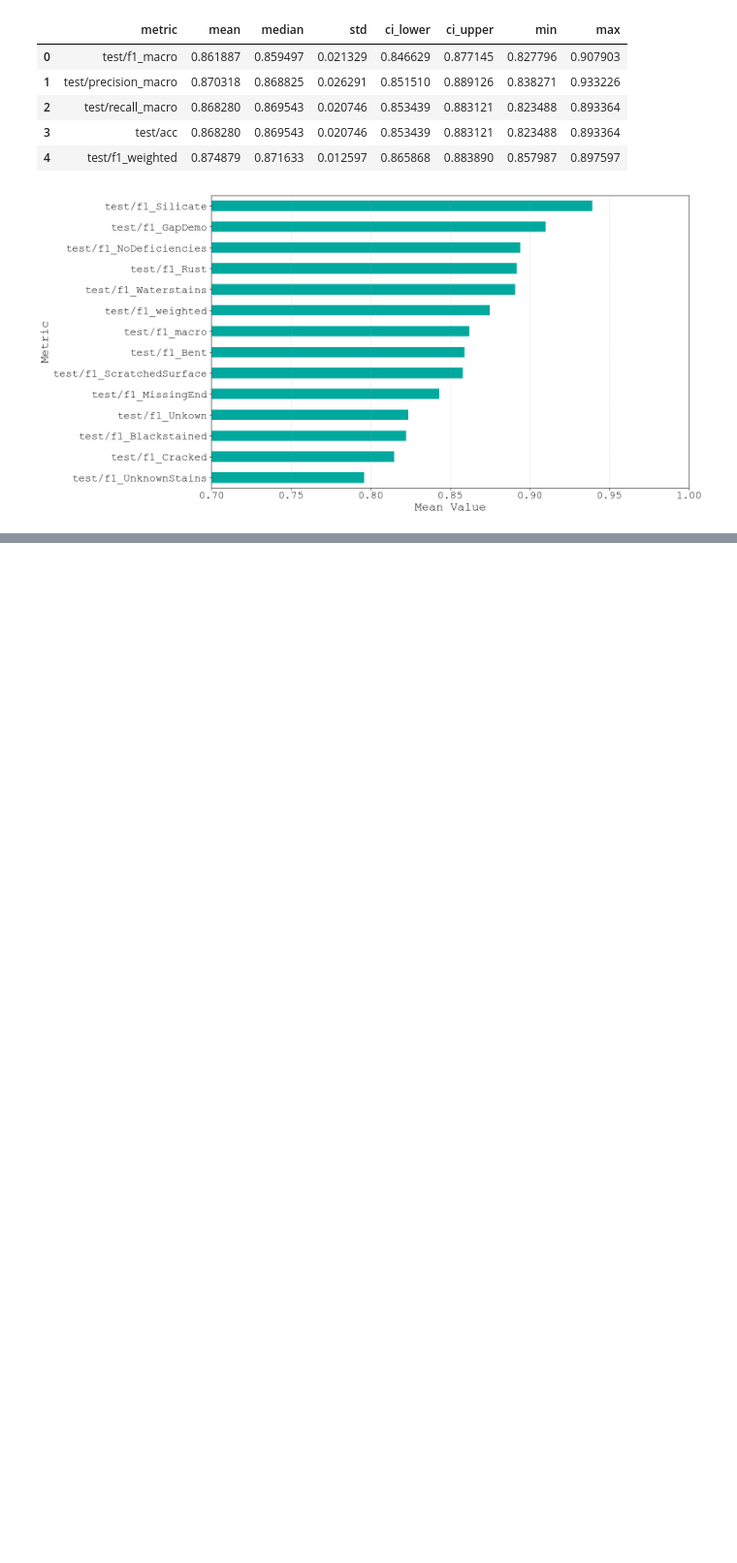
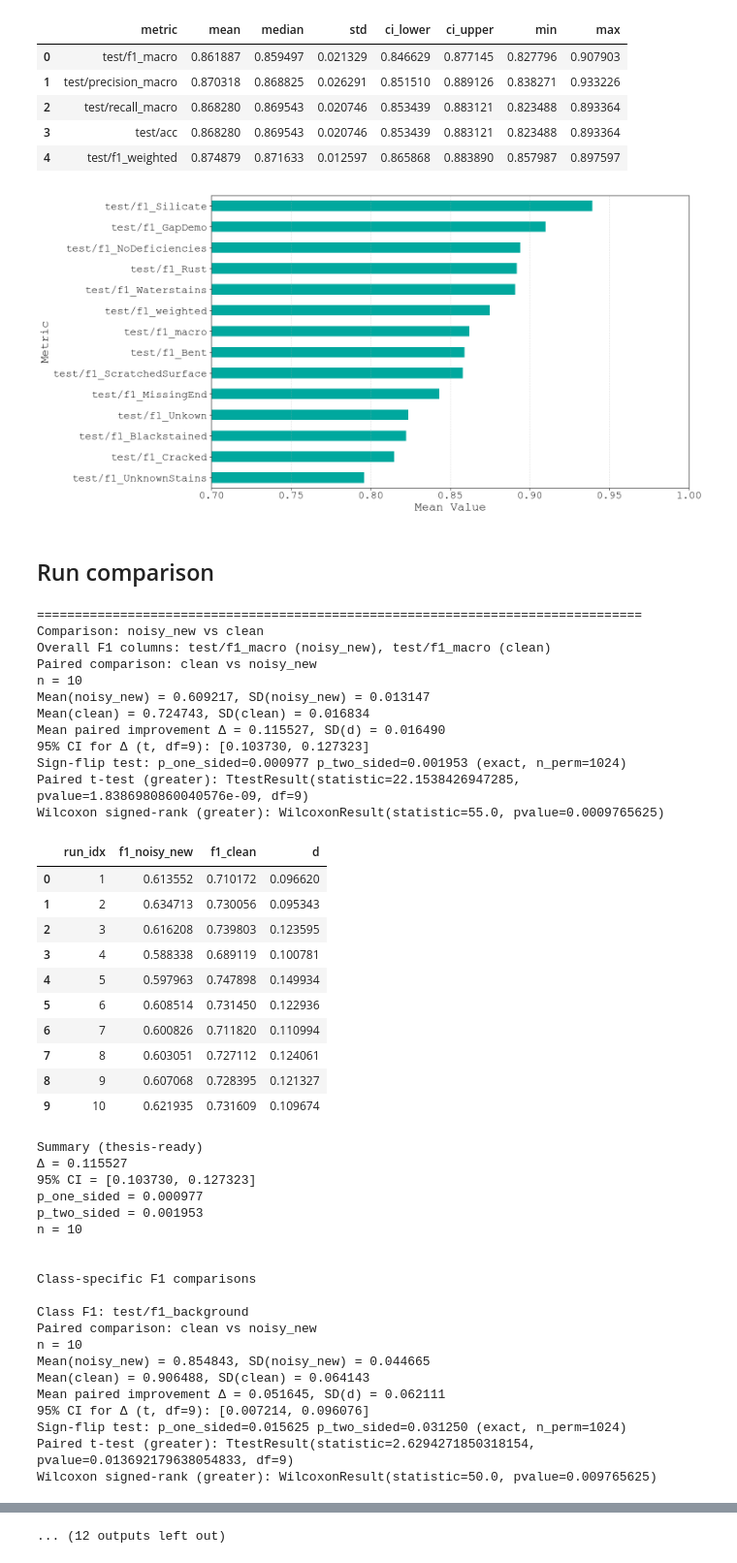
Before and after one commit to LukasBenner/NoisyLabelDefectDetection, a Jupyter notebook: notebooks/plots.ipynb, the cells around one changed output, grey strips where cells are left out. Shown at 97% size. Saved outputs shown, nothing was run; the diff lists cells and outputs as text; code cells hidden in the pictures; blank space fills up the shorter version.

```diff
--- a/notebooks/plots.ipynb
+++ b/notebooks/plots.ipynb
@@ -257,3 +257,5 @@ ax.grid(axis="x", linestyle="--", alpha=0.4)
 plt.tight_layout()
 # %% [output]
 [figure]
+# %% [markdown]
+## Run comparison
@@ -259,0 +493,69 @@ plt.tight_layout()
+# %%
+comparisons = [
+    (
+        RunSpec(
+            name="noisy_new",
+            metrics_path=Path("/home/lukasb/Documents/NoisyLabelDefectDetection/logs/train/SurfaceDefectDetection/noisy_new/2026-02-24_05-32-10_ce/summary/all_runs_metrics.csv"),
+        ),
+        RunSpec(
+            name="clean",
+            metrics_path=Path("/home/lukasb/Documents/NoisyLabelDefectDetection/logs/train/SurfaceDefectDetection/clean/2026-02-23_23-25-34_ce_mobile_s/summary/all_runs_metrics.csv"),
+        ),
+    )
+    # Add more tuples (run_a, run_b) here.
+    # Example: (RunSpec("exp1", Path("/path/metrics1.csv")), RunSpec("exp2", Path("/path/metrics2.csv")))
+ ]
+
+all_results = []
+for run_a, run_b in comparisons:
+    print("\n" + "=" * 80)
+    print(f"Comparison: {run_a.name} vs {run_b.name}")
+    all_results.append({
+        "run_a": run_a.name,
+        "run_b": run_b.name,
+        "results": compare_runs(run_a, run_b, show_tables=True),
+    })
+# %% [output]
+================================================================================
+Comparison: noisy_new vs clean
+Overall F1 columns: test/f1_macro (noisy_new), test/f1_macro (clean)
+Paired comparison: clean vs noisy_new
+n = 10
+Mean(noisy_new) = 0.609217, SD(noisy_new) = 0.013147
+Mean(clean) = 0.724743, SD(clean) = 0.016834
+Mean paired improvement Δ = 0.115527, SD(d) = 0.016490
+95% CI for Δ (t, df=9): [0.103730, 0.127323]
+Sign-flip test: p_one_sided=0.000977 p_two_sided=0.001953 (exact, n_perm=1024)
+Paired t-test (greater): TtestResult(statistic=22.1538426947285, pvalue=1.8386980860040576e-09, df=9)
+Wilcoxon signed-rank (greater): WilcoxonResult(statistic=55.0, pvalue=0.0009765625)
+|  | run_idx | f1_noisy_new | f1_clean | d |
+| 0 | 1 | 0.613552 | 0.710172 | 0.096620 |
+| 1 | 2 | 0.634713 | 0.730056 | 0.095343 |
+| 2 | 3 | 0.616208 | 0.739803 | 0.123595 |
+| 3 | 4 | 0.588338 | 0.689119 | 0.100781 |
+| 4 | 5 | 0.597963 | 0.747898 | 0.149934 |
+| 5 | 6 | 0.608514 | 0.731450 | 0.122936 |
+| 6 | 7 | 0.600826 | 0.711820 | 0.110994 |
+| 7 | 8 | 0.603051 | 0.727112 | 0.124061 |
+| 8 | 9 | 0.607068 | 0.728395 | 0.121327 |
+| 9 | 10 | 0.621935 | 0.731609 | 0.109674 |
+Summary (thesis-ready)
+Δ = 0.115527
+95% CI = [0.103730, 0.127323]
+p_one_sided = 0.000977
+p_two_sided = 0.001953
+n = 10
+
+
+Class-specific F1 comparisons
+
+Class F1: test/f1_background
+Paired comparison: clean vs noisy_new
+n = 10
+Mean(noisy_new) = 0.854843, SD(noisy_new) = 0.044665
+Mean(clean) = 0.906488, SD(clean) = 0.064143
+Mean paired improvement Δ = 0.051645, SD(d) = 0.062111
+95% CI for Δ (t, df=9): [0.007214, 0.096076]
+Sign-flip test: p_one_sided=0.015625 p_two_sided=0.031250 (exact, n_perm=1024)
+Paired t-test (greater): TtestResult(statistic=2.6294271850318154, pvalue=0.013692179638054833, df=9)
+Wilcoxon signed-rank (greater): WilcoxonResult(statistic=50.0, pvalue=0.009765625)
@@ -259,0 +689 @@ plt.tight_layout()
+... (12 outputs left out)
```
Also changed, not shown: parts of 2 cells of this notebook.
